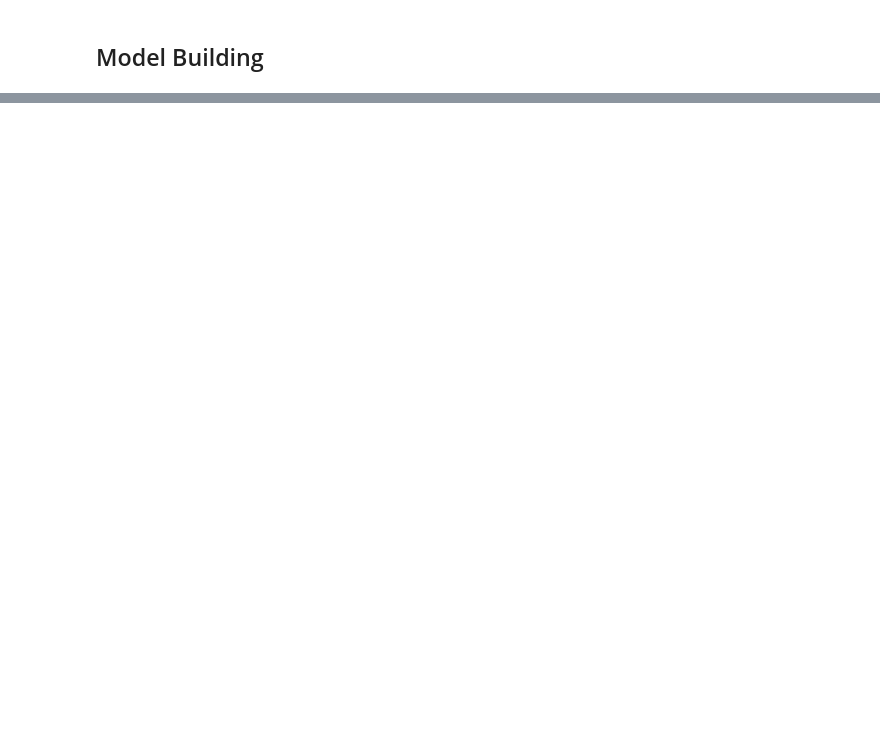
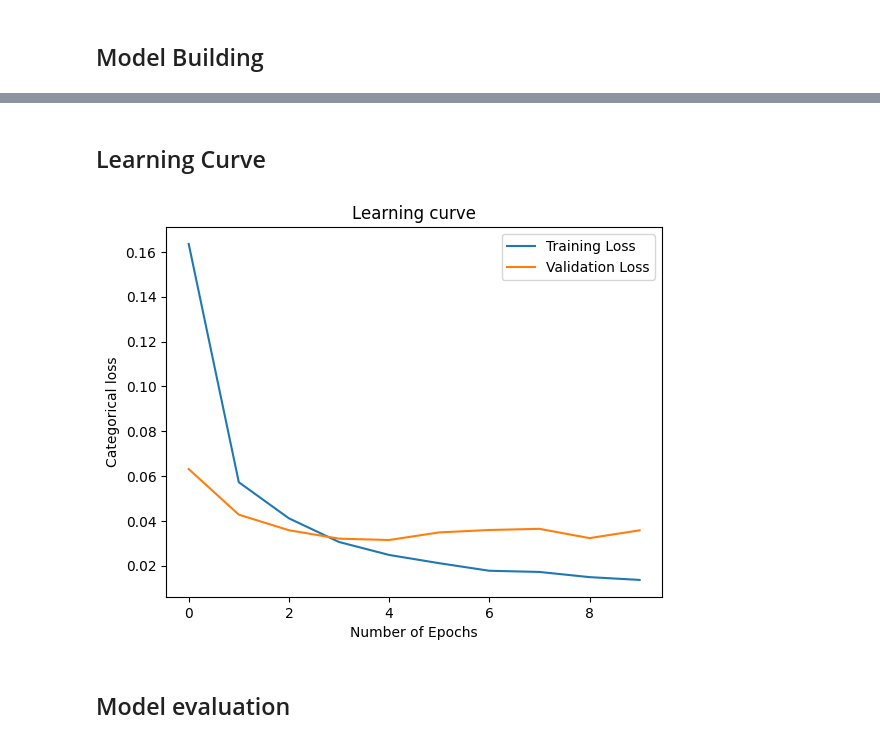
Before and after one commit to sindhura-3ri/Artificial-Intelligence-1571, a Jupyter notebook: Handwritten_Digits_Classification_Project.ipynb, the cells around one changed output, grey strips where cells are left out. Cells and saved outputs as stored; diff of their text form; code cells hidden in the pictures; blank space fills up the shorter version.

```diff
--- a/Handwritten_Digits_Classification_Project.ipynb
+++ b/Handwritten_Digits_Classification_Project.ipynb
@@ -138,0 +199,7 @@ xtrain_scl.shape
+# %%
+model.compile(optimizer='adam',loss='categorical_crossentropy',metrics=['accuracy'])
+# %%
+from keras.callbacks import EarlyStopping
+es = EarlyStopping(monitor='val_loss',patience=5,verbose=1)
+# %%
+hist = model.fit(xtrain_scl,ytrain_scl,epochs=50,validation_split=0.2,callbacks=[es])
@@ -138,0 +224,15 @@ xtrain_scl.shape
+# %% [markdown]
+## Learning Curve
+# %%
+import matplotlib.pyplot as plt
+plt.plot(hist.history['loss'],label="Training Loss")
+plt.plot(hist.history['val_loss'],label="Validation Loss")
+plt.xlabel("Number of Epochs")
+plt.ylabel("Categorical loss")
+plt.title("Learning curve")
+plt.legend()
+plt.show()
+# %% [output]
+[figure, added]
+# %% [markdown]
+## Model evaluation
```
Also changed, not shown: parts of 33 cells of this notebook.
